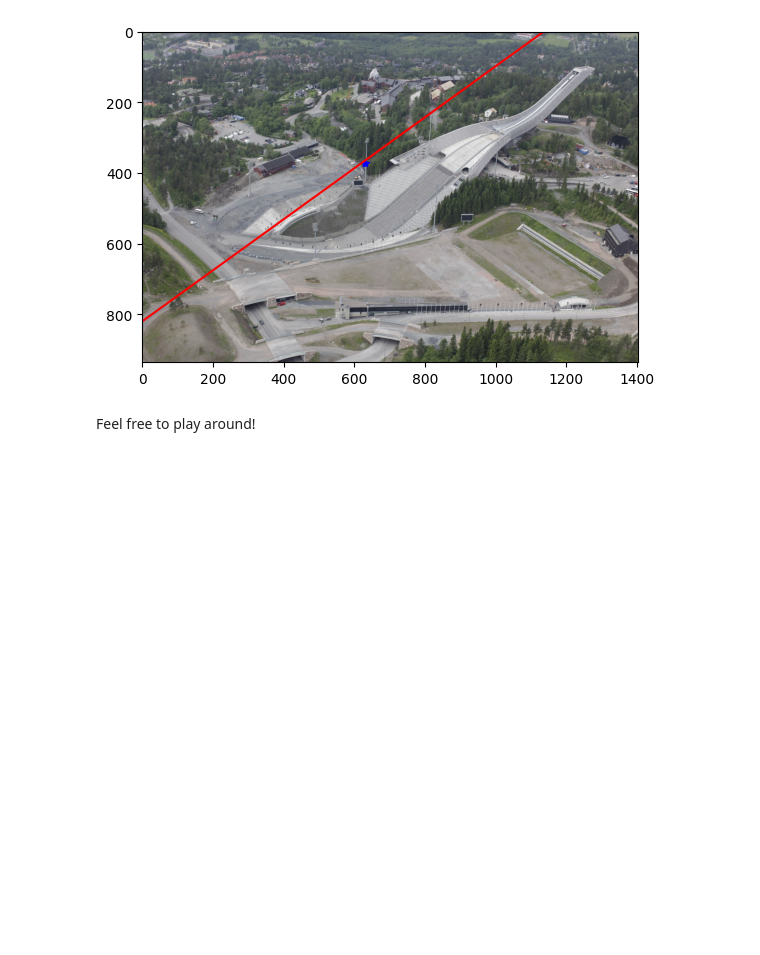
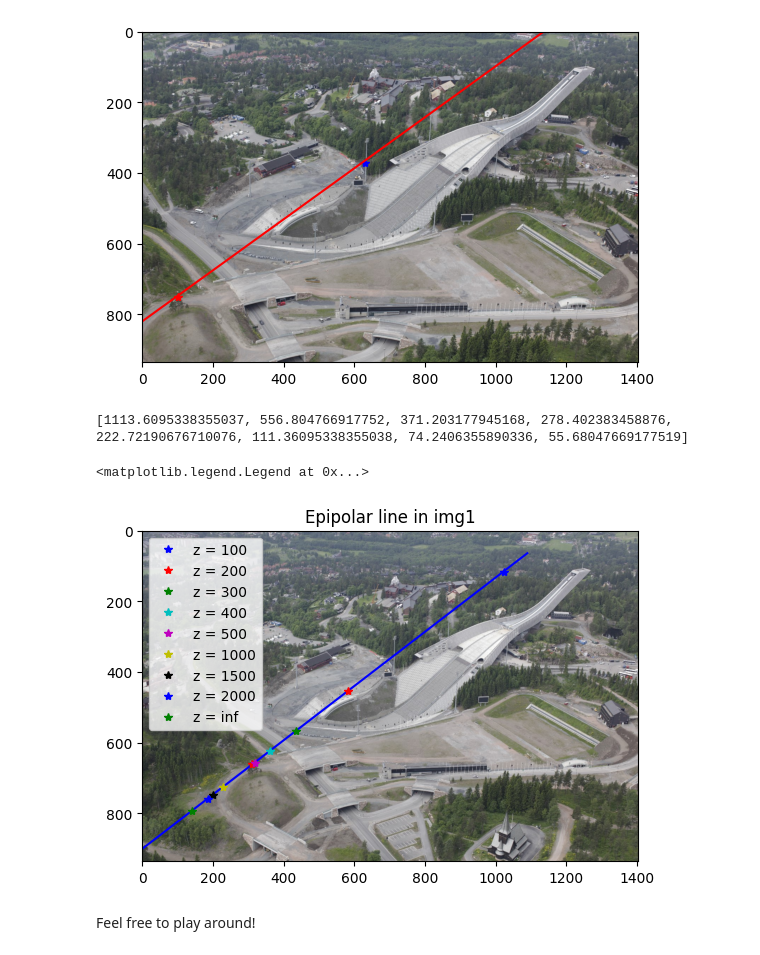
Before and after one commit to lassewardenaer/lab_02, a Jupyter notebook: 2_epipolar-geometry.ipynb, the cells around one changed output. Cells and saved outputs as stored; diff of their text form; code cells hidden in the pictures; blank space fills up the shorter version.

Commit message:
Plot depths at the epipolar line

```diff
--- a/2_epipolar-geometry.ipynb
+++ b/2_epipolar-geometry.ipynb
@@ -105,5 +106,50 @@ plt.show()
 Resolution:  (936, 1404, 3)
 [figure]
 [figure]
+# %%
+################ Plot a few depths along the epipolar lines. ################
+u2_img1 = np.array([310, 660, 1])
+u2_img2 = np.array([100, 750, 1])
+
+plt.figure()
+# create epiploar line
+epipolar_line = F_c1_c2 @ u2_img2
+x = np.linspace(0, 1090, num=500)  # Create an array of x values
+y = -(epipolar_line[0]*x + epipolar_line[2]) / epipolar_line[1] # Compute the corresponding y values
+plt.plot(x, y, 'b')
+plt.imshow(img1)
+plt.plot(310, 660, 'r*')
+
+#calculate depthts for u2 epipolar line
+z = [100, 200, 300, 400, 500, 1000, 1500, 2000]
+
+d = []
+u_c1_inf = K @ R_c1_c2 @ np.linalg.inv(K) @ u2_img2
+for z_value in z:
+    u_c1 = u_c1_inf + (1/z_value)*K @ t_c1_c2
+    d.append(np.linalg.norm(u_c1_inf - u_c1))
+
+# create points where they are along the epipolar line and d is the distance from the infinity point
+epipolar_line_vector = np.array([1, -(epipolar_line[0]/epipolar_line[1])])
+epipolar_line_vector = epipolar_line_vector / np.linalg.norm(epipolar_line_vector)
+
+# give list of color options in plt plot
+colors = ['b', 'r', 'g', 'c', 'm', 'y', 'k']
+
+for i, distance in enumerate(d):
+    depth_point_along_epipolar = [u_c1_inf[0], u_c1_inf[1]] + distance*epipolar_line_vector
+    color = colors[i%len(colors)]
+    plt.plot(depth_point_along_epipolar[0], depth_point_along_epipolar[1], color + '*', label='z = ' + str(z[i]))
+
+
+print(d)
+# Polot infinity point
+plt.plot(u_c1_inf[0], u_c1_inf[1], 'g*', label='z = inf')
+plt.title('Epipolar line in img1')
+plt.legend()
+# %% [output]
+[1113.6095338355037, 556.804766917752, 371.203177945168, 278.402383458876, 222.72190676710076, 111.36095338355038, 74.2406355890336, 55.68047669177519]
+<matplotlib.legend.Legend at 0x...>
+[figure, added]
 # %% [markdown]
 Feel free to play around!
```
Also changed, not shown: parts of 1 cell of this notebook.
